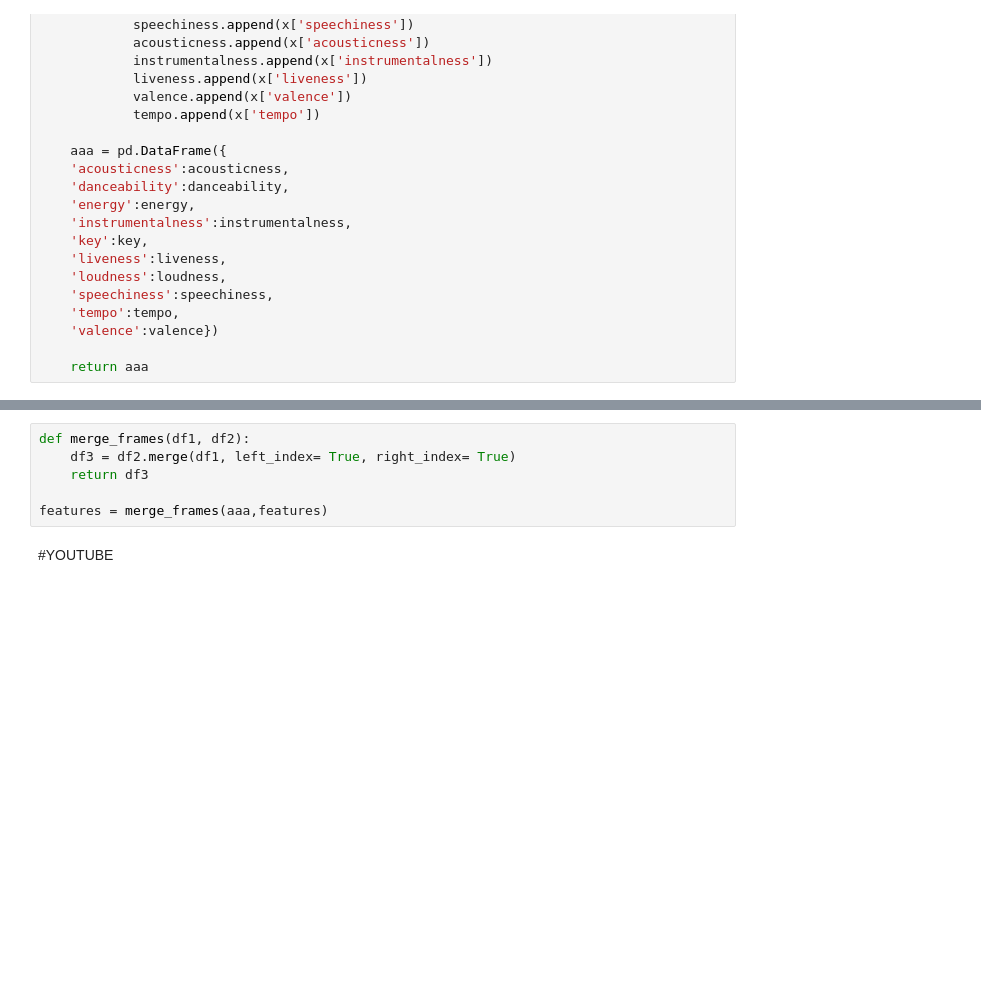
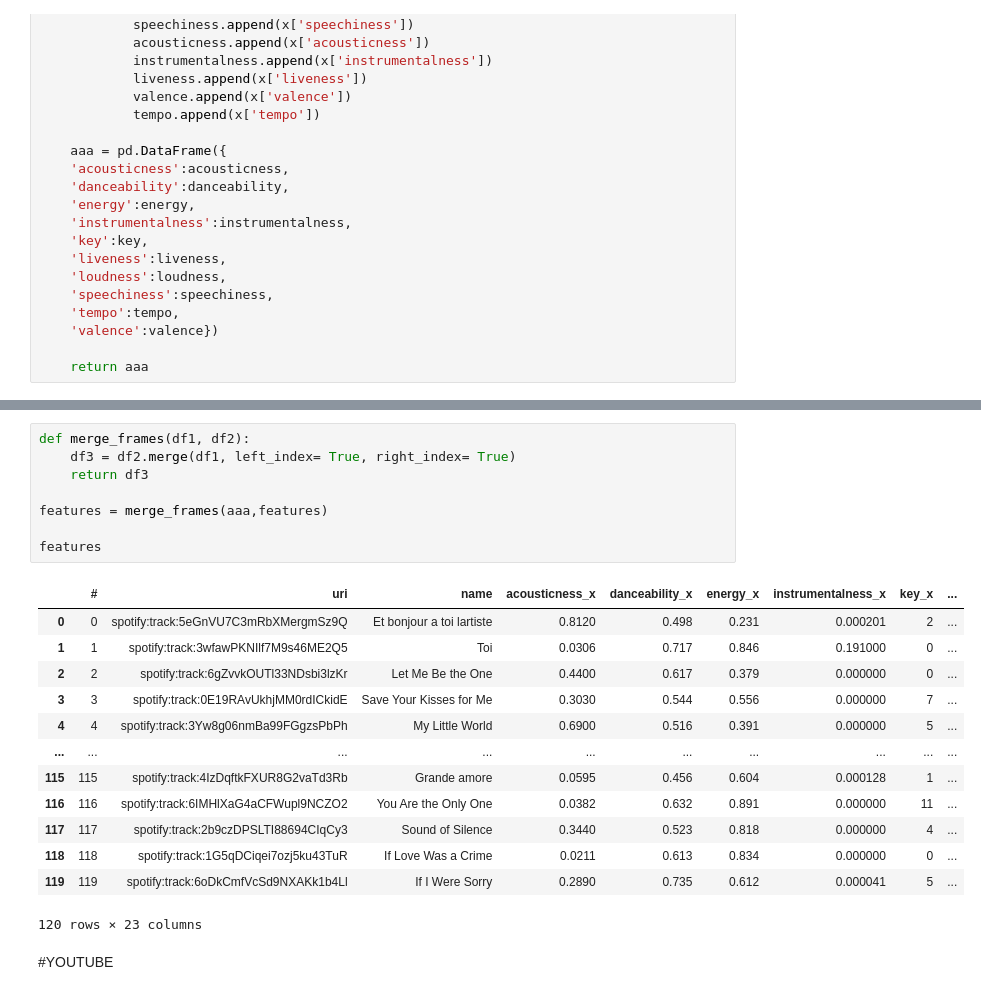
Before and after one commit to sedataskan/eurovision, a Jupyter notebook: eurovision.ipynb, the cells around one changed output, grey strips where cells are left out. Cells and saved outputs as stored; diff of their text form; blank space fills up the shorter version.

```diff
--- a/eurovision.ipynb
+++ b/eurovision.ipynb
@@ -258,9 +273,25 @@ aaa = get_track_info(features)
 # %%
 def merge_frames(df1, df2):
     df3 = df2.merge(df1, left_index= True, right_index= True)
     return df3
 
 features = merge_frames(aaa,features)
+
+features
+# %% [output]
+|  | # | uri | name | acousticness_x | danceability_x | energy_x | instrumentalness_x | key_x | ... |
+| 0 | 0 | spotify:track:5eGnVU7C3mRbXMergmSz9Q | Et bonjour a toi lartiste | 0.8120 | 0.498 | 0.231 | 0.000201 | 2 | ... |
+| 1 | 1 | spotify:track:3wfawPKNIlf7M9s46ME2Q5 | Toi | 0.0306 | 0.717 | 0.846 | 0.191000 | 0 | ... |
+| 2 | 2 | spotify:track:6gZvvkOUTl33NDsbi3lzKr | Let Me Be the One | 0.4400 | 0.617 | 0.379 | 0.000000 | 0 | ... |
+| 3 | 3 | spotify:track:0E19RAvUkhjMM0rdICkidE | Save Your Kisses for Me | 0.3030 | 0.544 | 0.556 | 0.000000 | 7 | ... |
+| 4 | 4 | spotify:track:3Yw8g06nmBa99FGgzsPbPh | My Little World | 0.6900 | 0.516 | 0.391 | 0.000000 | 5 | ... |
+| ... | ... | ... | ... | ... | ... | ... | ... | ... | ... |
+| 115 | 115 | spotify:track:4IzDqftkFXUR8G2vaTd3Rb | Grande amore | 0.0595 | 0.456 | 0.604 | 0.000128 | 1 | ... |
+| 116 | 116 | spotify:track:6IMHlXaG4aCFWupl9NCZO2 | You Are the Only One | 0.0382 | 0.632 | 0.891 | 0.000000 | 11 | ... |
+| 117 | 117 | spotify:track:2b9czDPSLTI88694CIqCy3 | Sound of Silence | 0.3440 | 0.523 | 0.818 | 0.000000 | 4 | ... |
+| 118 | 118 | spotify:track:1G5qDCiqei7ozj5ku43TuR | If Love Was a Crime | 0.0211 | 0.613 | 0.834 | 0.000000 | 0 | ... |
+| 119 | 119 | spotify:track:6oDkCmfVcSd9NXAKk1b4Ll | If I Were Sorry | 0.2890 | 0.735 | 0.612 | 0.000041 | 5 | ... |
+120 rows × 23 columns
 # %% [markdown]
 #YOUTUBE
 # %%
```
Also changed, not shown: parts of 2 cells of this notebook.
